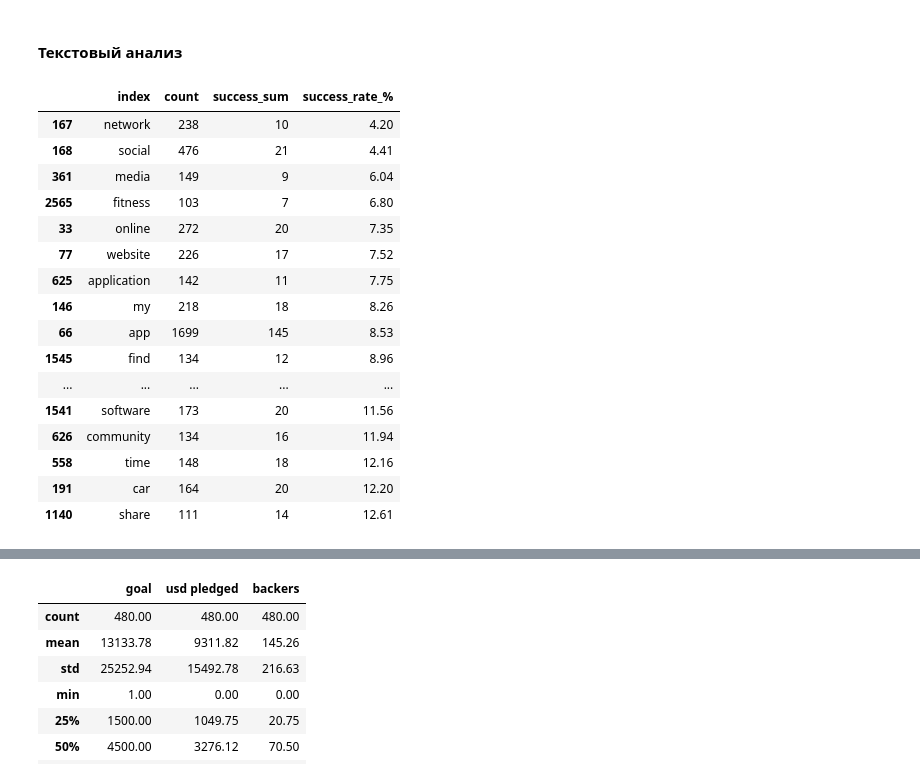
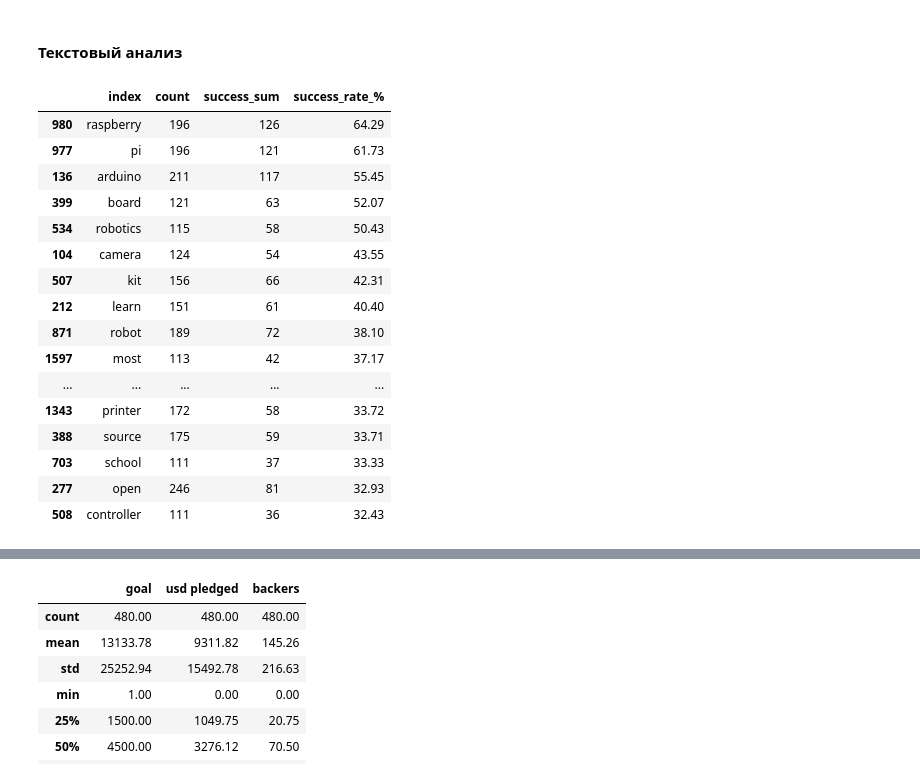
Before and after one commit to Skipper1284/Kickstarter_Dataset_Study_Project, a Jupyter notebook: Python/Kickstarter_Notebook.ipynb, the cells around one changed output, grey strips where cells are left out. Drawn from its saved outputs; the diff is of its cells as text; code cells hidden in the pictures.

Commit message:
fixed sort order in text analysis

```diff
--- a/Python/Kickstarter_Notebook.ipynb
+++ b/Python/Kickstarter_Notebook.ipynb
@@ -346,27 +346,27 @@ df_word_stats['success_rate_%'] = 100 * df_word_stats['success_sum'] / df_word_s
 # %%
 # Вывод результата (берём слова, которые встречаются не менее 100 раз)
 
 df_word_stats = df_word_stats[df_word_stats['count'] > 100]
-df_word_stats = df_word_stats.sort_values('success_rate_%',ascending=True)
+df_word_stats = df_word_stats.sort_values('success_rate_%',ascending=False)
 df_word_stats.head(20)
 # %% [output]
 |  | index | count | success_sum | success_rate_% |
-| 167 | network | 238 | 10 | 4.20 |
-| 168 | social | 476 | 21 | 4.41 |
-| 361 | media | 149 | 9 | 6.04 |
-| 2565 | fitness | 103 | 7 | 6.80 |
-| 33 | online | 272 | 20 | 7.35 |
-| 77 | website | 226 | 17 | 7.52 |
-| 625 | application | 142 | 11 | 7.75 |
-| 146 | my | 218 | 18 | 8.26 |
-| 66 | app | 1699 | 145 | 8.53 |
-| 1545 | find | 134 | 12 | 8.96 |
+| 980 | raspberry | 196 | 126 | 64.29 |
+| 977 | pi | 196 | 121 | 61.73 |
+| 136 | arduino | 211 | 117 | 55.45 |
+| 399 | board | 121 | 63 | 52.07 |
+| 534 | robotics | 115 | 58 | 50.43 |
+| 104 | camera | 124 | 54 | 43.55 |
+| 507 | kit | 156 | 66 | 42.31 |
+| 212 | learn | 151 | 61 | 40.40 |
+| 871 | robot | 189 | 72 | 38.10 |
+| 1597 | most | 113 | 42 | 37.17 |
 | ... | ... | ... | ... | ... |
-| 1541 | software | 173 | 20 | 11.56 |
-| 626 | community | 134 | 16 | 11.94 |
-| 558 | time | 148 | 18 | 12.16 |
-| 191 | car | 164 | 20 | 12.20 |
-| 1140 | share | 111 | 14 | 12.61 |
+| 1343 | printer | 172 | 58 | 33.72 |
+| 388 | source | 175 | 59 | 33.71 |
+| 703 | school | 111 | 37 | 33.33 |
+| 277 | open | 246 | 81 | 32.93 |
+| 508 | controller | 111 | 36 | 32.43 |
 # %%
 # Образец случайных проектов включяющих одно или несколько слов из топ-3
 
```
Also changed, not shown: parts of 2 cells of this notebook.
